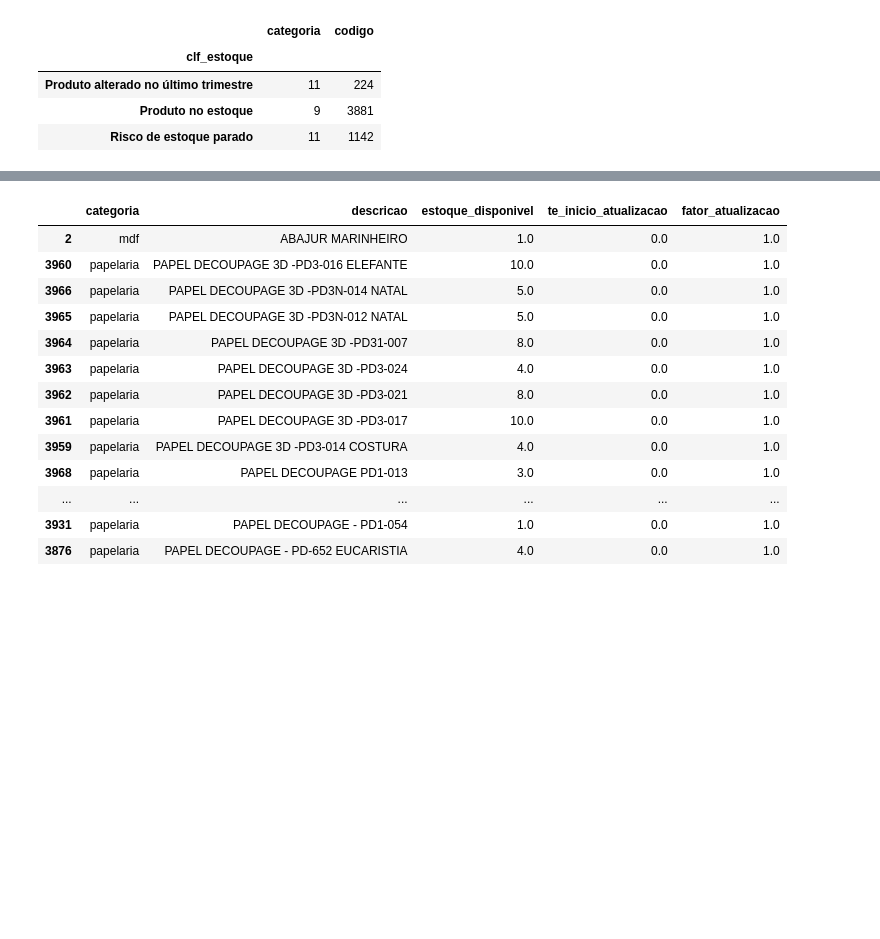
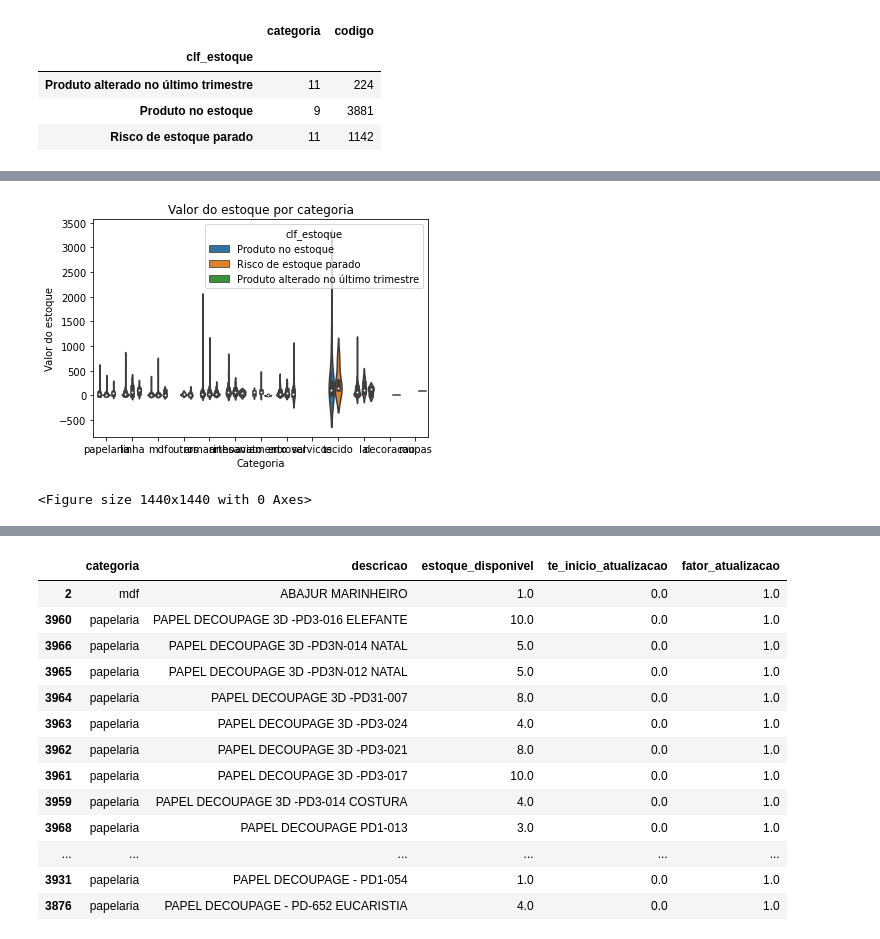
Before and after one commit to donbigode/Timeseries-prediction-model, a Jupyter notebook: Analysis/EDA.ipynb, the cells around one changed output, grey strips where cells are left out. Cells and saved outputs as stored; diff of their text form; code cells hidden in the pictures; blank space fills up the shorter version.

```diff
--- a/Analysis/EDA.ipynb
+++ b/Analysis/EDA.ipynb
@@ -808,3 +857,14 @@ plt.show()
+# %%
+b=sns.violinplot(x = 'categoria',y='valor_estoque_presente', data=tempo_em_estoque, hue='clf_estoque')
+b.set_xlabel('Categoria')
+b.set_ylabel('Valor do estoque')
+b.set_title('Valor do estoque por categoria')
+plt.figure(figsize=(20,20))
+plot_classificacao_inv.legend(loc='upper left')
+plt.show()
+# %% [output]
+[figure, added]
+<Figure size 1440x1440 with 0 Axes>
 # %%
 #Rank de produtos em estoque por categoria que quase nunca foram atualizados
 top_10_fator_atualizacao_1 = tempo_em_estoque[tempo_em_estoque['te_inicio_atualizacao'] < 1 and tempo_em_estoque['fator_atualizacao'] >= 0.7]
```
Also changed, not shown: parts of 8 cells of this notebook.
